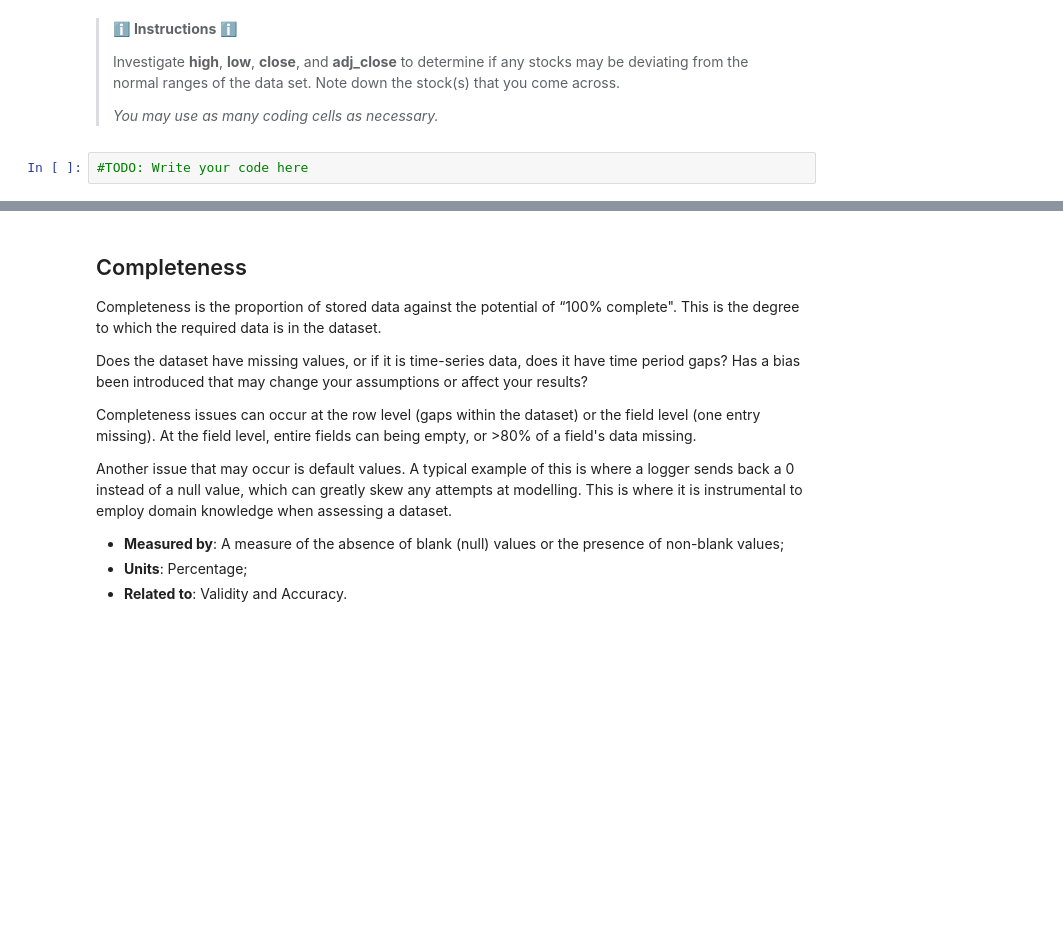
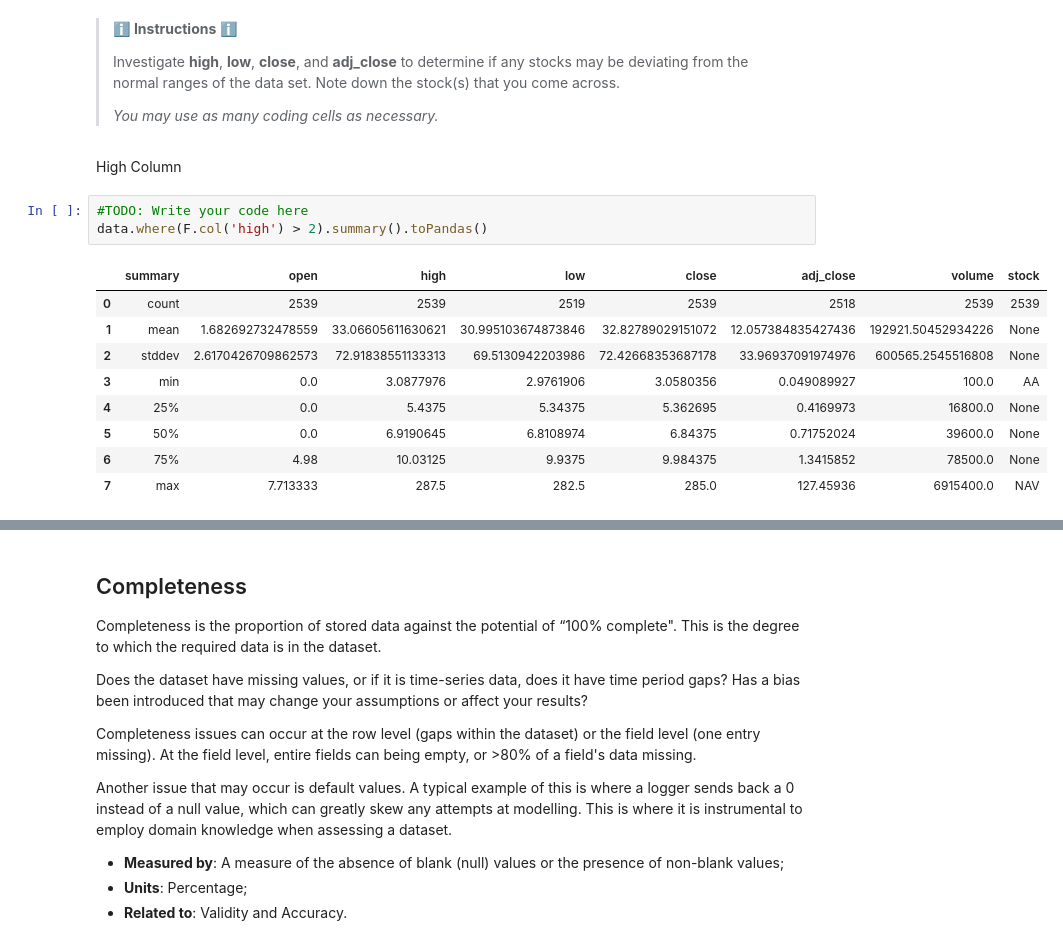
Before and after one commit to praisino/processing-big-data-predict, a Jupyter notebook: Task2_data_profiling/Data_profiling_student_version.ipynb, the cells around one changed output, grey strips where cells are left out. Saved outputs shown, nothing was run; the diff lists cells and outputs as text; blank space fills up the shorter version.

```diff
--- a/Task2_data_profiling/Data_profiling_student_version.ipynb
+++ b/Task2_data_profiling/Data_profiling_student_version.ipynb
@@ -167,5 +192,18 @@ data.where(F.col('open') > 2).groupby(F.col('stock')).count().show()
 > Investigate **high**, **low**, **close**, and **adj_close** to determine if any stocks may be deviating from the normal ranges of the data set. Note down the stock(s) that you come across.
 >
 >*You may use as many coding cells as necessary.*
+# %% [markdown]
+High Column
 # %%
 #TODO: Write your code here
+data.where(F.col('high') > 2).summary().toPandas()
+# %% [output]
+|  | summary | open | high | low | close | adj_close | volume | stock |
+| 0 | count | 2539 | 2539 | 2519 | 2539 | 2518 | 2539 | 2539 |
+| 1 | mean | 1.682692732478559 | 33.06605611630621 | 30.995103674873846 | 32.82789029151072 | 12.057384835427436 | 192921.50452934226 | None |
+| 2 | stddev | 2.6170426709862573 | 72.91838551133313 | 69.5130942203986 | 72.42668353687178 | 33.96937091974976 | 600565.2545516808 | None |
+| 3 | min | 0.0 | 3.0877976 | 2.9761906 | 3.0580356 | 0.049089927 | 100.0 | AA |
+| 4 | 25% | 0.0 | 5.4375 | 5.34375 | 5.362695 | 0.4169973 | 16800.0 | None |
+| 5 | 50% | 0.0 | 6.9190645 | 6.8108974 | 6.84375 | 0.71752024 | 39600.0 | None |
+| 6 | 75% | 4.98 | 10.03125 | 9.9375 | 9.984375 | 1.3415852 | 78500.0 | None |
+| 7 | max | 7.713333 | 287.5 | 282.5 | 285.0 | 127.45936 | 6915400.0 | NAV |
```
Also changed, not shown: parts of 16 cells of this notebook, 2 other files.
